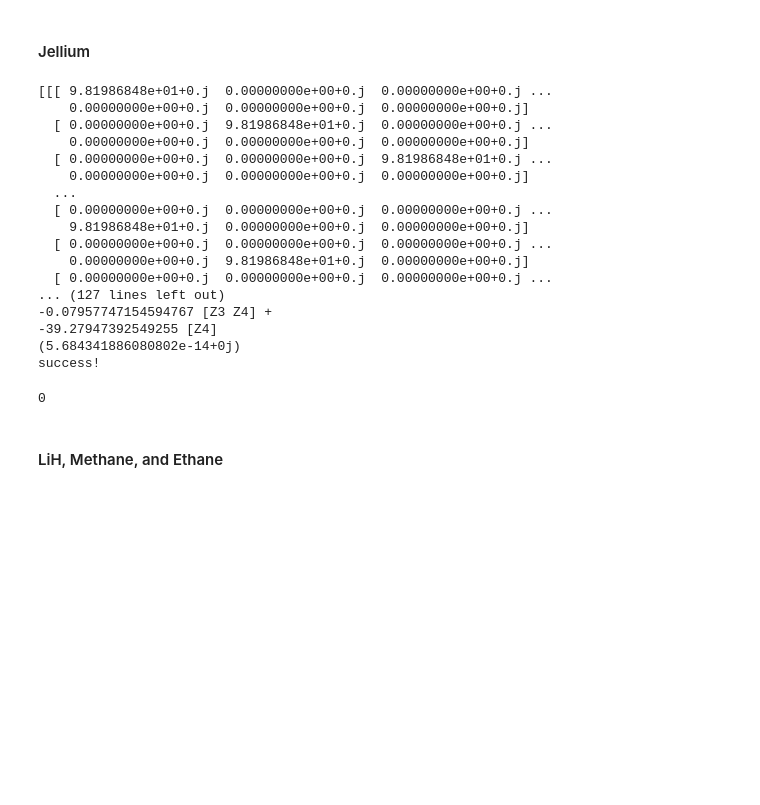
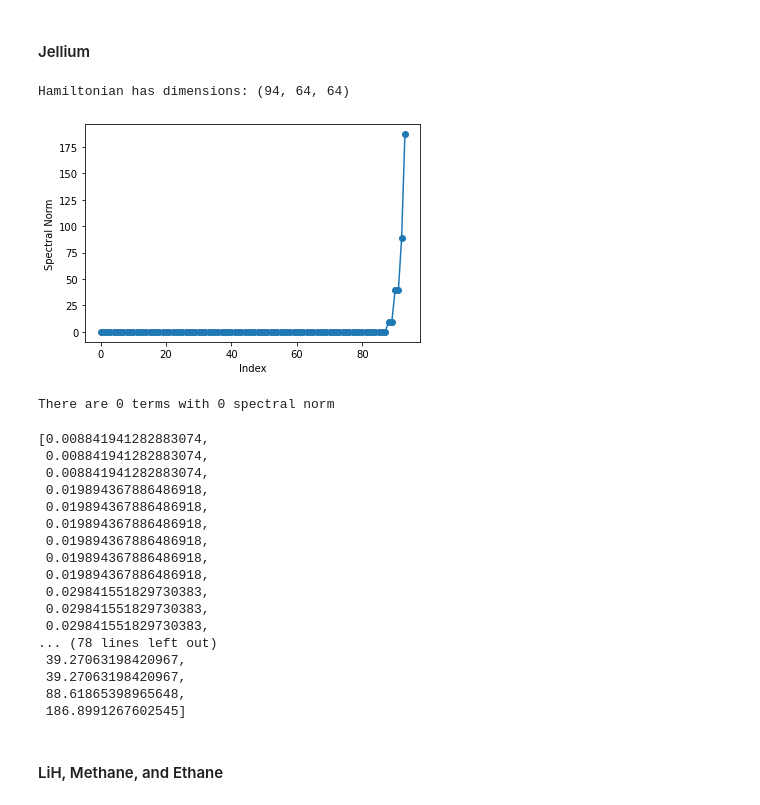
Before and after one commit to mattp97/Trotter-Qdrift-Simulation, a Jupyter notebook: Hybridized Simulation Jellium.ipynb, the cells around one changed output. Drawn from its saved outputs; the diff is of its cells as text; code cells hidden in the pictures; blank space fills up the shorter version.

```diff
--- a/Hybridized Simulation Jellium.ipynb
+++ b/Hybridized Simulation Jellium.ipynb
@@ -387,39 +498,43 @@ def test_list_generator(openfermion_output):
 # %% [markdown]
 #### Jellium
 # %%
-#small model in 2 dimensions
-grid = Grid(dimensions=1, length=5, scale=1.0)
-spinless = True
+def jellium_hamiltonian(dimensions, length, spinless=True):
+    grid = Grid(dimensions=dimensions, length=length, scale=1.0)
+    # Get the momentum Hamiltonian.
+    momentum_hamiltonian = jellium_model(grid, spinless)
+    momentum_qubit_operator = jordan_wigner(momentum_hamiltonian)
+    momentum_qubit_operator.compress()
 
-# Get the momentum Hamiltonian.
-momentum_hamiltonian = jellium_model(grid, spinless)
-momentum_qubit_operator = jordan_wigner(momentum_hamiltonian)
-momentum_qubit_operator.compress()
+    #Generate the matrix list
+    jellium_hamiltonian_list = openfermion_matrix_list(momentum_qubit_operator) #load this into simulator
+    print("Hamiltonian has dimensions: " + str(jellium_hamiltonian_list.shape))
+    #print(momentum_qubit_operator)
+    #test_list_generator(momentum_qubit_operator)
+    return jellium_hamiltonian_list
 
-#Generate the matrix list
-jellium_hamiltonian_list = openfermion_matrix_list(momentum_qubit_operator) #load this into simulator
-print(jellium_hamiltonian_list)
-print(momentum_qubit_operator)
-test_list_generator(momentum_qubit_operator)
+jellium_hamiltonian_list=jellium_hamiltonian(dimensions=1, length=6, spinless=True)
+ham_spec(jellium_hamiltonian_list)
 # %% [output]
-[[[ 9.81986848e+01+0.j  0.00000000e+00+0.j  0.00000000e+00+0.j ...
-    0.00000000e+00+0.j  0.00000000e+00+0.j  0.00000000e+00+0.j]
-  [ 0.00000000e+00+0.j  9.81986848e+01+0.j  0.00000000e+00+0.j ...
-    0.00000000e+00+0.j  0.00000000e+00+0.j  0.00000000e+00+0.j]
-  [ 0.00000000e+00+0.j  0.00000000e+00+0.j  9.81986848e+01+0.j ...
-    0.00000000e+00+0.j  0.00000000e+00+0.j  0.00000000e+00+0.j]
-  ...
-  [ 0.00000000e+00+0.j  0.00000000e+00+0.j  0.00000000e+00+0.j ...
-    9.81986848e+01+0.j  0.00000000e+00+0.j  0.00000000e+00+0.j]
-  [ 0.00000000e+00+0.j  0.00000000e+00+0.j  0.00000000e+00+0.j ...
-    0.00000000e+00+0.j  9.81986848e+01+0.j  0.00000000e+00+0.j]
-  [ 0.00000000e+00+0.j  0.00000000e+00+0.j  0.00000000e+00+0.j ...
-... (127 lines left out)
--0.07957747154594767 [Z3 Z4] +
--39.27947392549255 [Z4]
-(5.684341886080802e-14+0j)
-success!
+Hamiltonian has dimensions: (94, 64, 64)
+[figure, added]
-0
+There are 0 terms with 0 spectral norm
+[0.008841941282883074,
+ 0.008841941282883074,
+ 0.008841941282883074,
+ 0.019894367886486918,
+ 0.019894367886486918,
+ 0.019894367886486918,
+ 0.019894367886486918,
+ 0.019894367886486918,
+ 0.019894367886486918,
+ 0.029841551829730383,
+ 0.029841551829730383,
+ 0.029841551829730383,
+... (78 lines left out)
+ 39.27063198420967,
+ 39.27063198420967,
+ 88.61865398965648,
+ 186.8991267602545]
 # %% [markdown]
 #### LiH, Methane, and Ethane
 # %%
```
Also changed, not shown: parts of 13 cells of this notebook, 4 other files.
